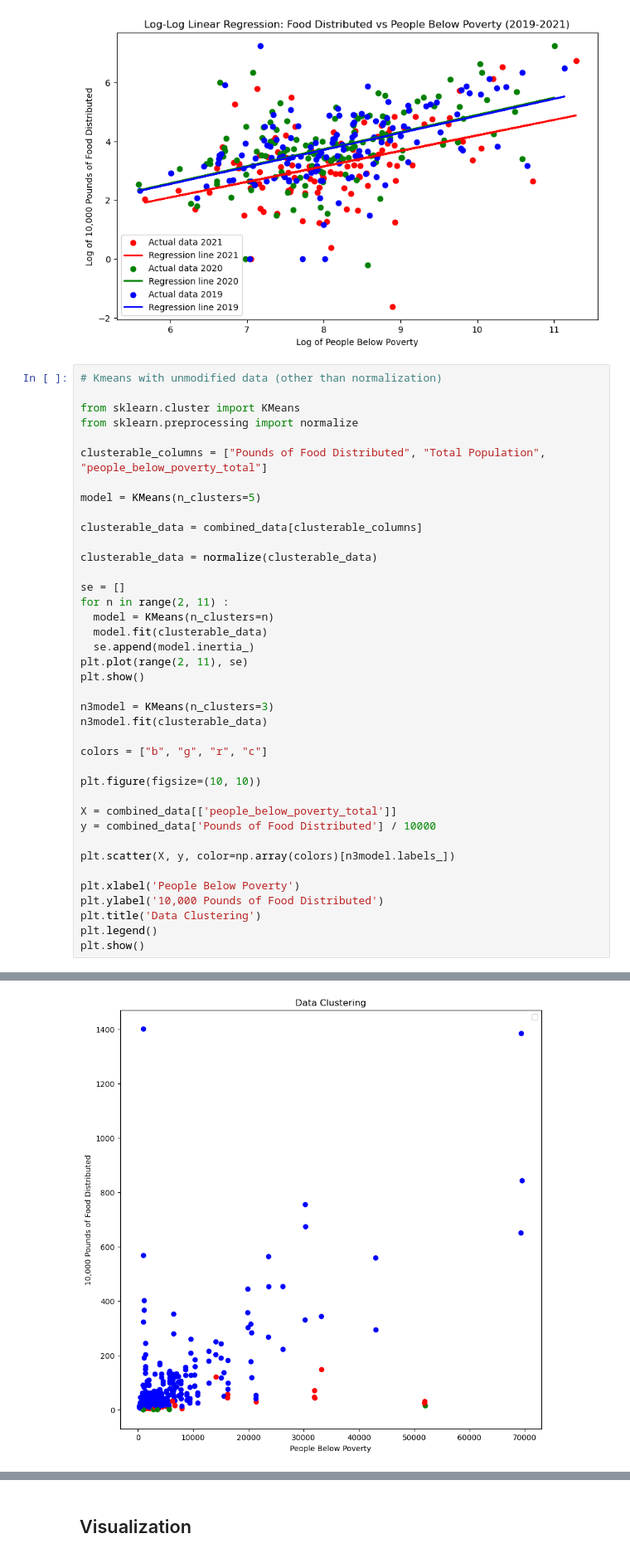
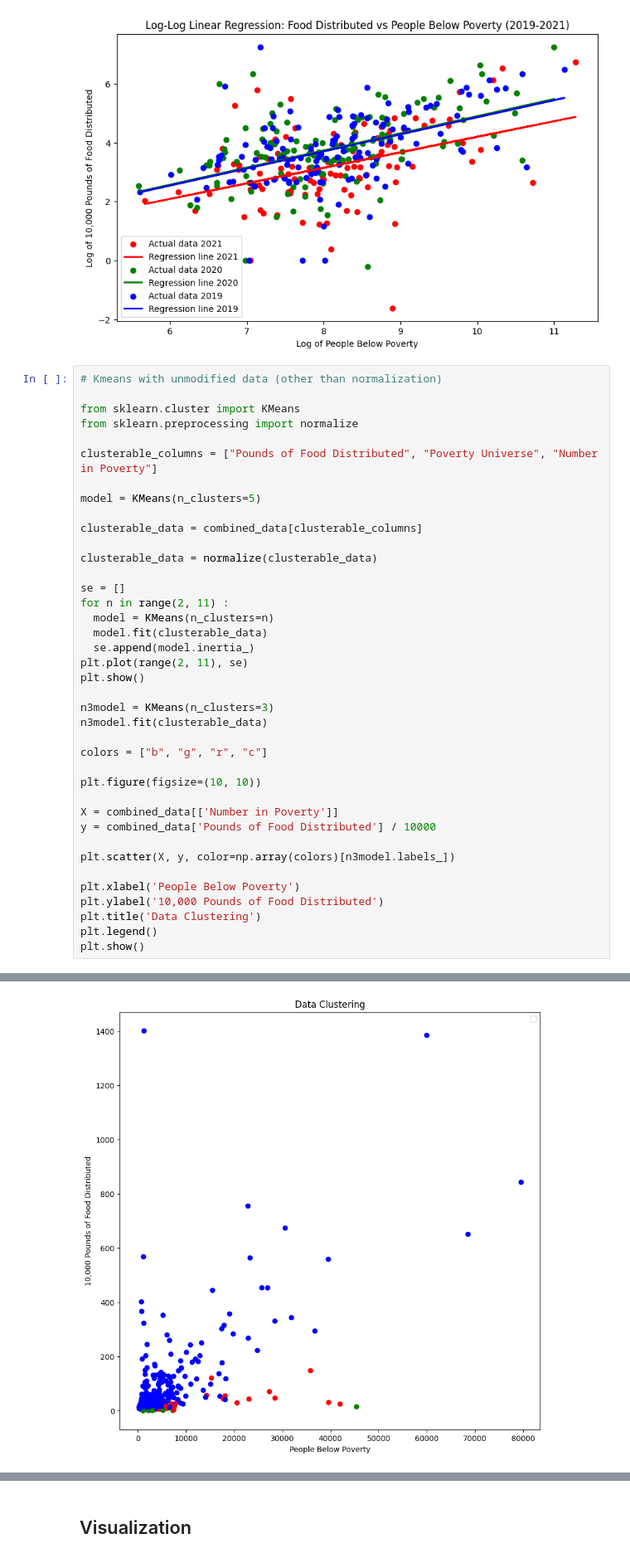
Before and after one commit to AWalnutTree/ML4VA, a Jupyter notebook: MLVA_Project.ipynb, the cells around one changed output, grey strips where cells are left out. Shown at 83% size. Saved outputs shown, nothing was run; the diff lists cells and outputs as text.

Commit message:
Made changes to use actual data and not estimated

```diff
--- a/MLVA_Project.ipynb
+++ b/MLVA_Project.ipynb
@@ -351,7 +351,7 @@ plt.show()
 from sklearn.cluster import KMeans
 from sklearn.preprocessing import normalize
 
-clusterable_columns = ["Pounds of Food Distributed", "Total Population", "people_below_poverty_total"]
+clusterable_columns = ["Pounds of Food Distributed", "Poverty Universe", "Number in Poverty"]
 
 model = KMeans(n_clusters=5)
 
@@ -374,7 +374,7 @@ colors = ["b", "g", "r", "c"]
 
 plt.figure(figsize=(10, 10))
 
-X = combined_data[['people_below_poverty_total']]
+X = combined_data[['Number in Poverty']]
 y = combined_data['Pounds of Food Distributed'] / 10000
 
 plt.scatter(X, y, color=np.array(colors)[n3model.labels_])
@@ -390,4 +389,4 @@ No artists with labels found to put in legend.  Note that artists whose label st
-[figure, old version]
+[figure, new version]
 # %%
 # Kmeans with log data
 
```
Also changed, not shown: parts of 3 cells of this notebook, 3 other files.
